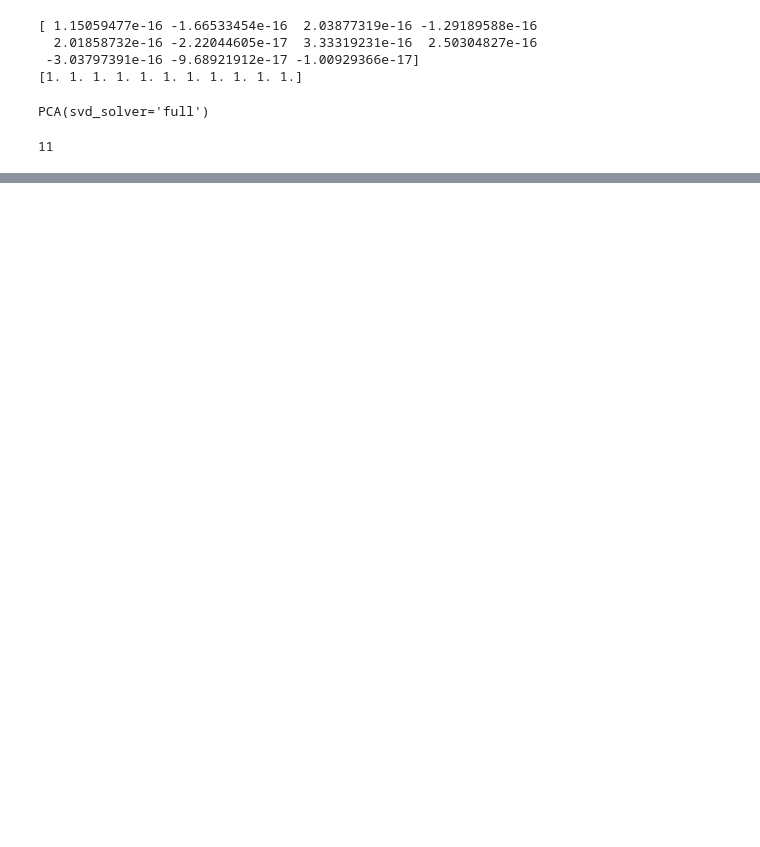
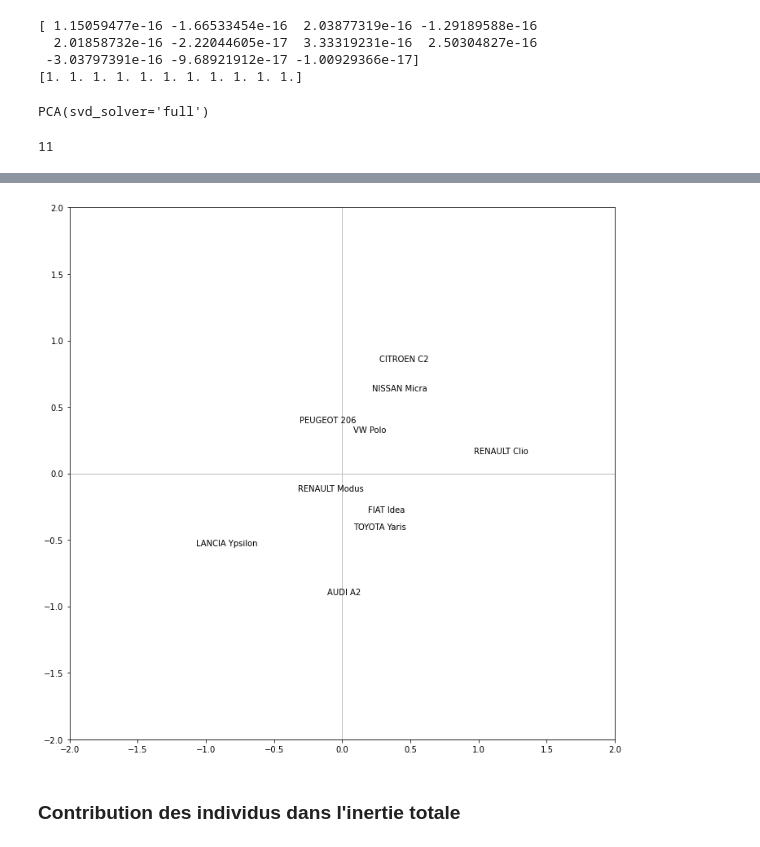
Before and after one commit to dussault-antoine/DataDrivenDesign, a Jupyter notebook: td_1.ipynb, the cells around one changed output, grey strips where cells are left out. Cells and saved outputs as stored; diff of their text form; code cells hidden in the pictures; blank space fills up the shorter version.

```diff
--- a/td_1.ipynb
+++ b/td_1.ipynb
@@ -103,0 +184,17 @@ print(acp.explained_variance_)
+# %%
+#convert coord to pandasDF and give it X index (car names)
+coordDf = pd.DataFrame(coord)
+coordDf['new_index']=(X.index)
+coordDf.set_index(coordDf.new_index, inplace=True)
+coordDf.drop(['new_index'], axis=1, inplace=True)
+print(coordDf)
+#groupby the dataframes by car name
+CoordGrouped = coordDf.groupby(coordDf.index).mean()
+XGrouped = X.groupby(X.index).mean()
+
+#convert back coord to numpy array
+CoordGrouped.set_index(np.arange(0,10,1),inplace=True)
+CoordGrouped = CoordGrouped.to_numpy()
+
+print(CoordGrouped, XGrouped)
+print(len(CoordGrouped), XGrouped.shape)
@@ -103,0 +237,16 @@ print(acp.explained_variance_)
+# %%
+fig, axes = plt.subplots(figsize=(12,12))
+axes.set_xlim(-2,2)
+axes.set_ylim(-2,2)
+for i in range(10):
+    plt.annotate(XGrouped.index[i],(CoordGrouped[i,3],CoordGrouped[i,4]))
+
+#axes
+plt.plot([-2,2],[0,0],color='silver',linestyle='-',linewidth=1)
+plt.plot([0,0],[-2,2],color='silver',linestyle='-',linewidth=1)
+
+plt.show()
+# %% [output]
+[figure, added]
+# %% [markdown]
+### Contribution des individus dans l'inertie totale
```
Also changed, not shown: parts of 38 cells of this notebook, 7 other files.
